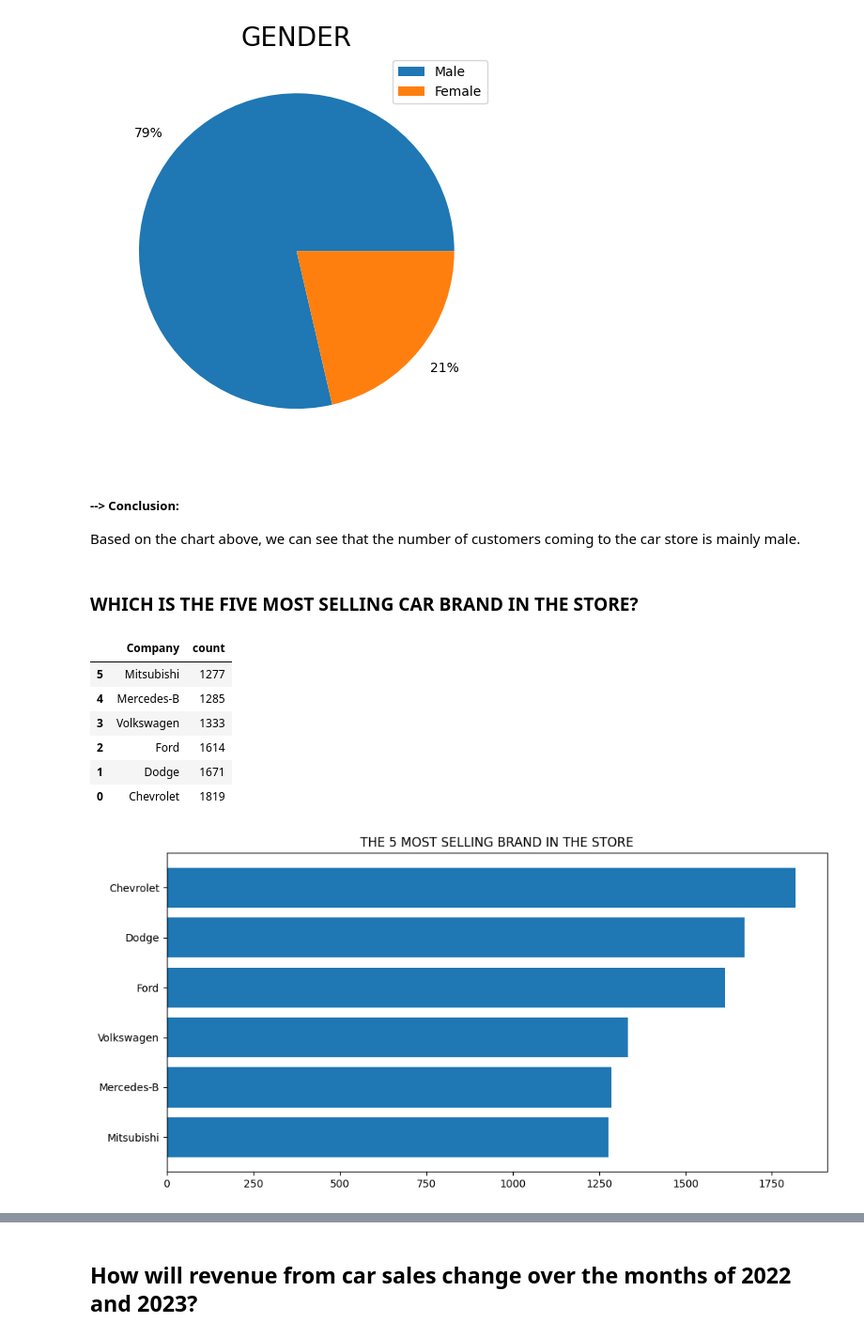
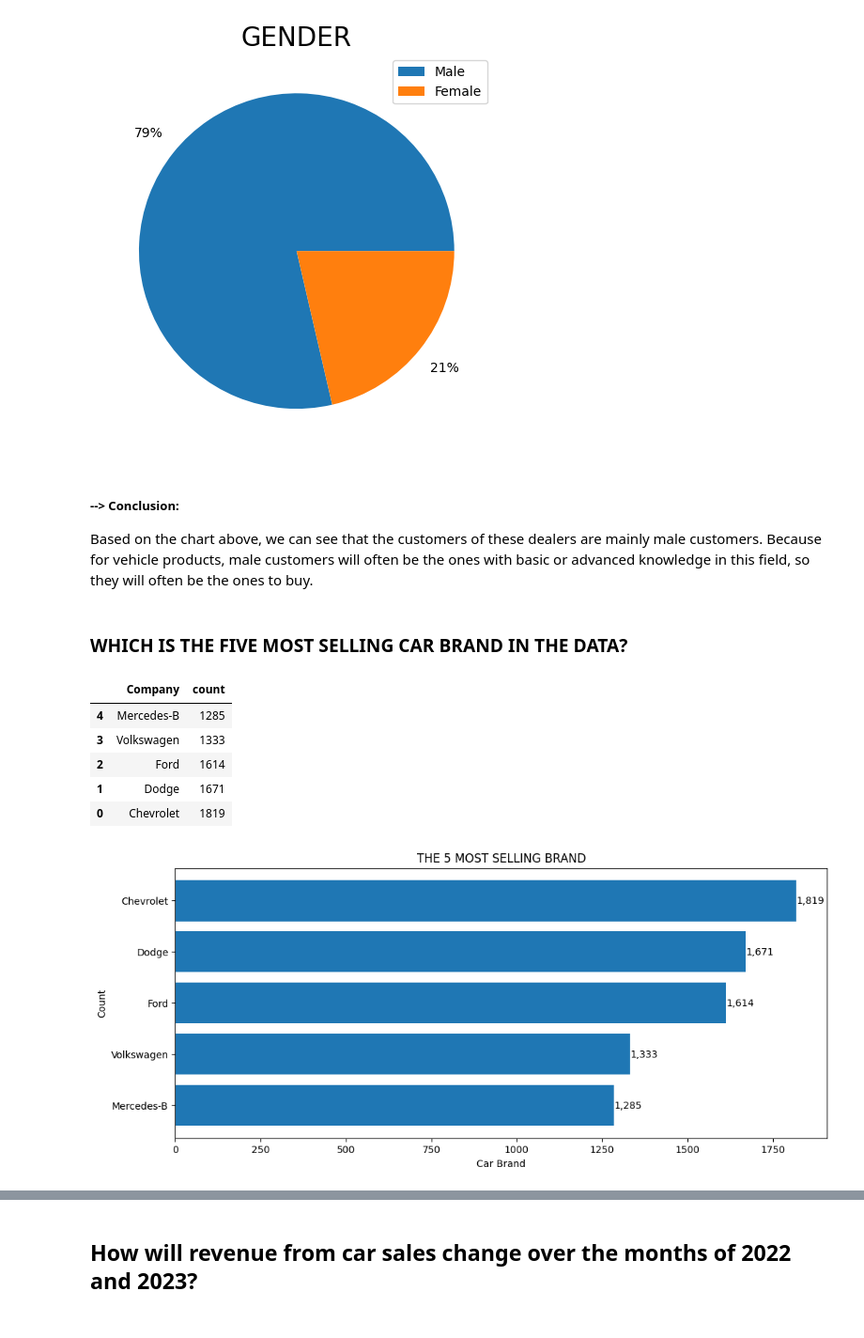
Before and after one commit to dontask1124/ANALYZING-CAR-SALES-DATA-USING-PYTHON, a Jupyter notebook: main.ipynb, the cells around one changed output, grey strips where cells are left out. Shown at 94% size. Drawn from its saved outputs; the diff is of its cells as text; code cells hidden in the pictures.

```diff
--- a/main.ipynb
+++ b/main.ipynb
@@ -68,27 +53,26 @@ plt.show()
 # %% [output]
 [figure]
 # %% [markdown]
-<h5>--> Conclusion:</h5> <p>Based on the chart above, we can see that the number of customers coming to the car store is mainly male.
+<h5>--> Conclusion:</h5> <p>Based on the chart above, we can see that the customers of these dealers are mainly male customers. Because for vehicle products, male customers will often be the ones with basic or advanced knowledge in this field, so they will often be the ones to buy.</p>
 # %% [markdown]
-<h3>WHICH IS THE FIVE MOST SELLING CAR BRAND IN THE STORE?</h3>
+<h3>WHICH IS THE FIVE MOST SELLING CAR BRAND IN THE DATA?</h3>
 # %%
 car_Brand =data['Company'].value_counts().reset_index()
-car_Brand_Top_5 = car_Brand[0:6].sort_values(ascending =True, by='count')
+car_Brand_Top_5 = car_Brand[0:5].sort_values(ascending =True, by='count')
 car_Brand_Top_5
 # %% [output]
 |  | Company | count |
-| 5 | Mitsubishi | 1277 |
 | 4 | Mercedes-B | 1285 |
 | 3 | Volkswagen | 1333 |
 | 2 | Ford | 1614 |
 | 1 | Dodge | 1671 |
 | 0 | Chevrolet | 1819 |
 # %%
-plt.figure(figsize=(10,5))
-plt.barh(car_Brand_Top_5['Company'], car_Brand_Top_5['count'])
-plt.title("THE 5 MOST SELLING BRAND IN THE STORE")
-plt.tight_layout()
+fig, ax = plt.subplots(figsize=(12,5))
+bar_Car_Brand = ax.barh(car_Brand_Top_5['Company'], car_Brand_Top_5['count'])
+ax.set(xlabel='Car Brand', ylabel="Count", title="THE 5 MOST SELLING BRAND")
+ax.bar_label(bar_Car_Brand, fmt='{:,.0f}')
 plt.show()
 # %% [output]
-[figure, old version]
+[figure, new version]
 # %% [markdown]
```
Also changed, not shown: parts of 18 cells of this notebook.
